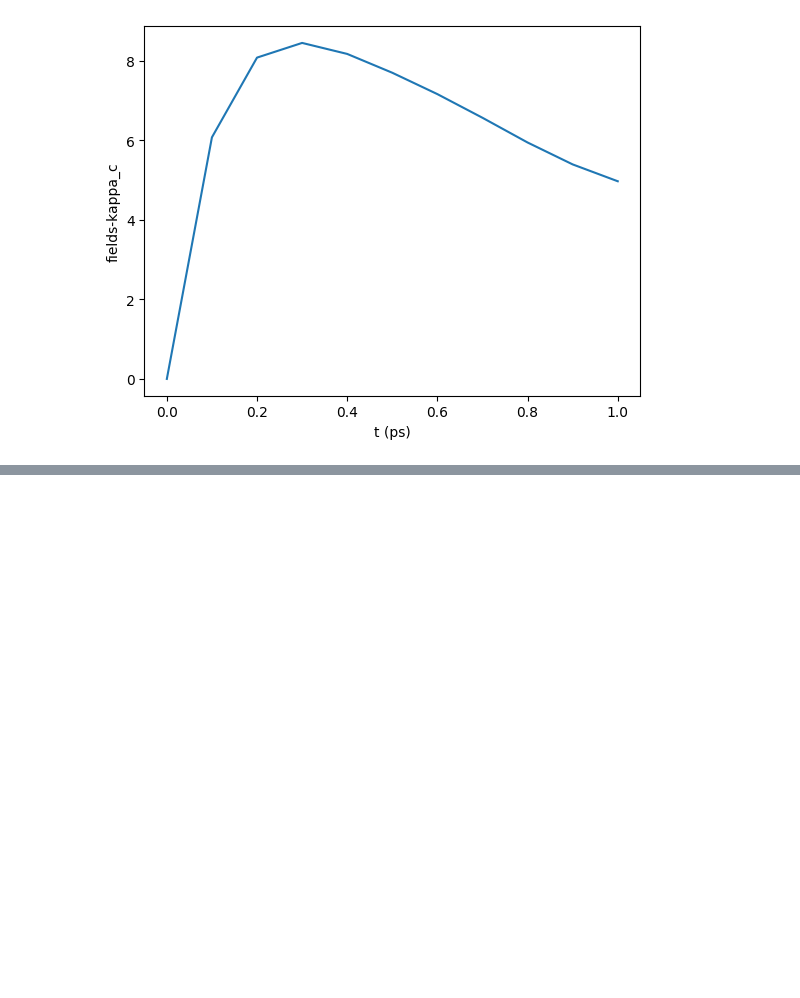
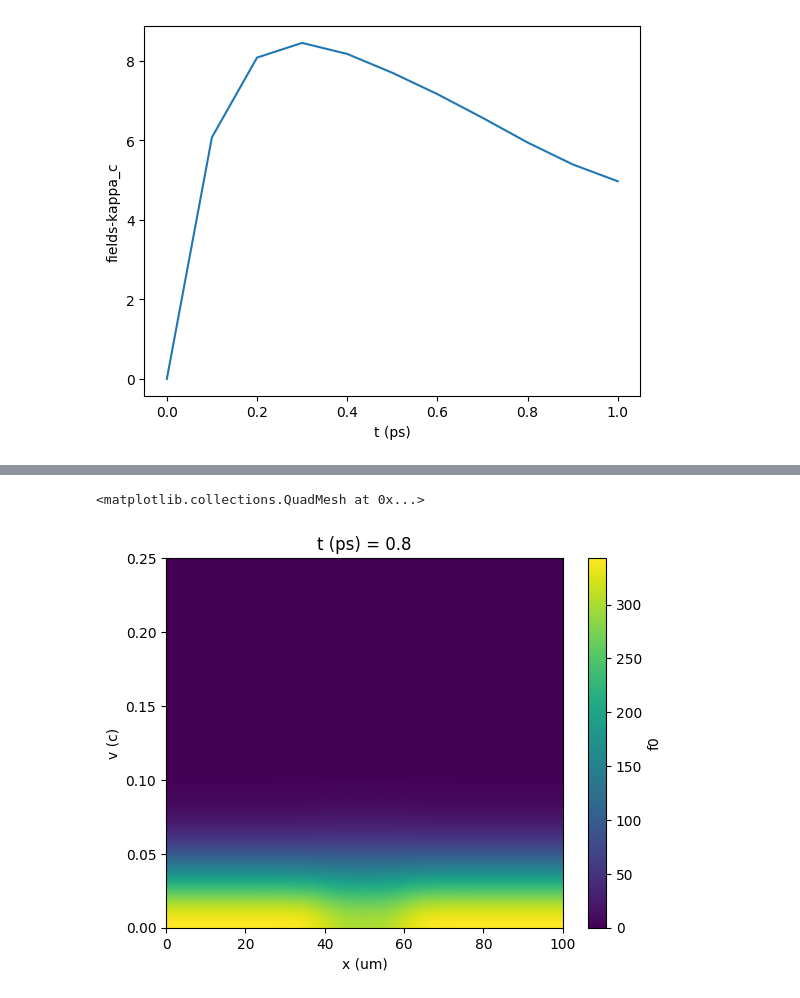
Before and after one commit to ergodicio/adept-notebooks, a Jupyter notebook: vfp/hotspot.ipynb, the cells around one changed output, grey strips where cells are left out. Cells and saved outputs as stored; diff of their text form; code cells hidden in the pictures; blank space fills up the shorter version.

```diff
--- a/vfp/hotspot.ipynb
+++ b/vfp/hotspot.ipynb
@@ -56,0 +97,2 @@ np.amin(flds["fields-kappa_c"][:,180:-180],axis=1).plot()
+# %%
+dist = xr.open_dataset(f"{mlflow_uri}/245005904525781388/{run_id}/artifacts/binary/dist.nc")
@@ -56,0 +111,5 @@ np.amin(flds["fields-kappa_c"][:,180:-180],axis=1).plot()
+# %%
+dist["f0"][4].T.plot()
+# %% [output]
+<matplotlib.collections.QuadMesh at 0x...>
+[figure, added]
```
Also changed, not shown: parts of 14 cells of this notebook, 2 other files.
